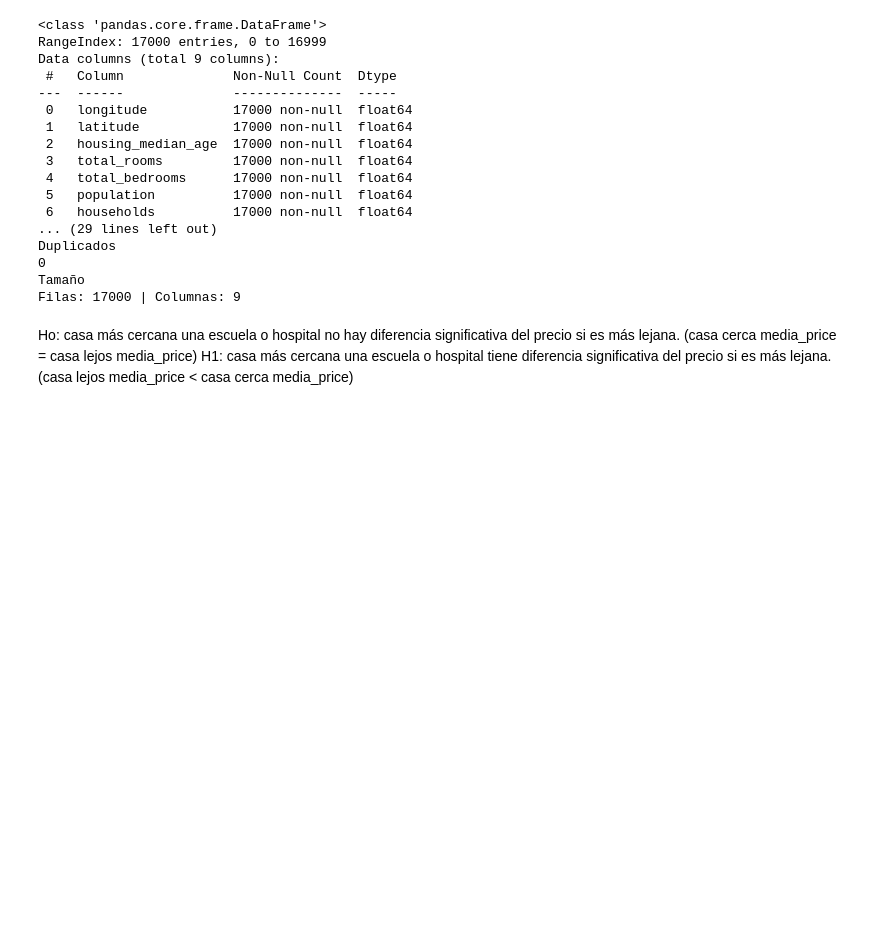
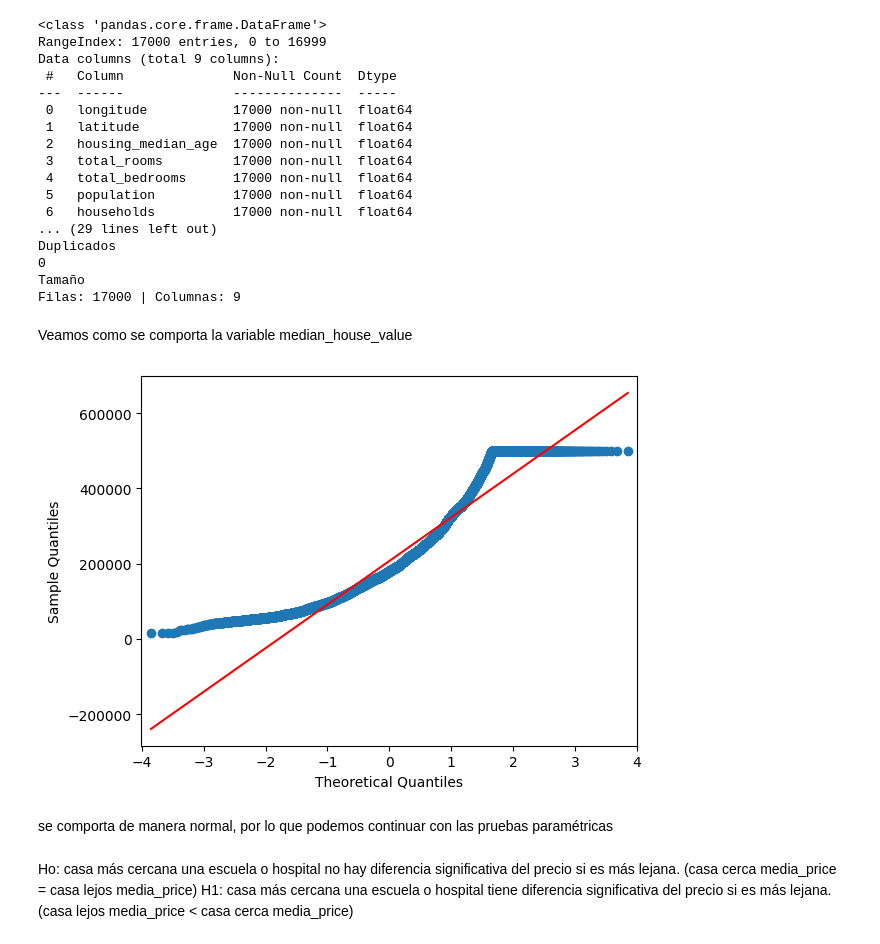
Before and after one commit to ConstanzaSegoviaA/lab-hypothesis-testing, a Jupyter notebook: lab-hypothesis-testing.ipynb, the cells around one changed output. Saved outputs shown, nothing was run; the diff lists cells and outputs as text; code cells hidden in the pictures; blank space fills up the shorter version.

```diff
--- a/lab-hypothesis-testing.ipynb
+++ b/lab-hypothesis-testing.ipynb
@@ -167,6 +188,14 @@ Duplicados
 0
 Tamaño
 Filas: 17000 | Columnas: 9
+# %% [markdown]
+Veamos como se comporta la variable median_house_value
+# %%
+sm.qqplot(df['median_house_value'], line='s');
+# %% [output]
+[figure, added]
+# %% [markdown]
+se comporta de manera normal, por lo que podemos continuar con las pruebas paramétricas
 # %% [markdown]
 Ho: casa más cercana una escuela o hospital no hay diferencia significativa del precio si es más lejana. (casa cerca media_price = casa lejos media_price)
 H1: casa más cercana una escuela o hospital tiene diferencia significativa del precio si es más lejana. (casa lejos media_price < casa cerca media_price)
```
Also changed, not shown: parts of 3 cells of this notebook.
